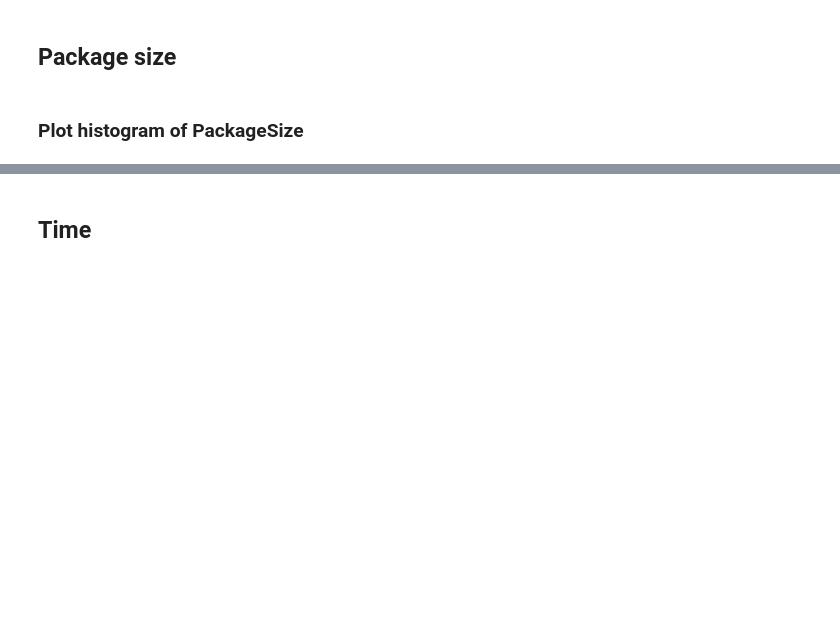
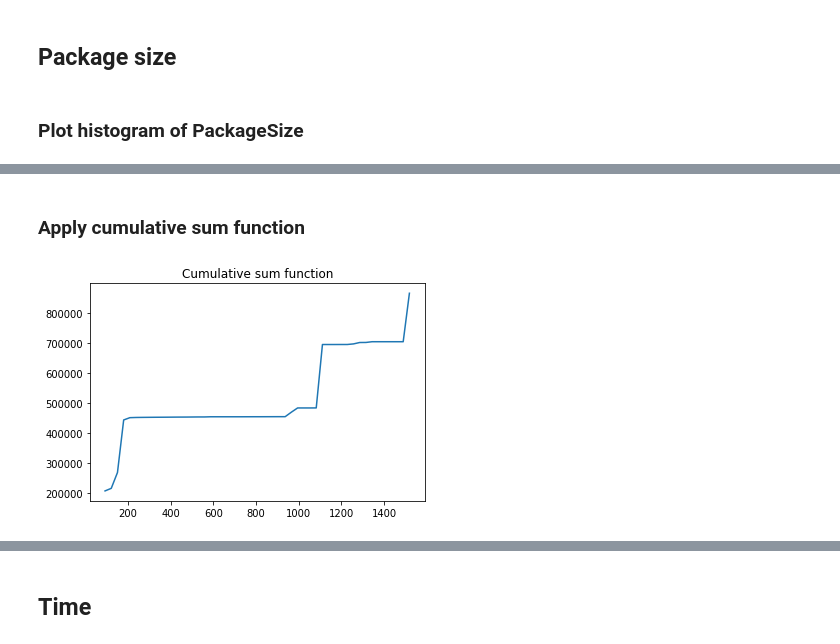
Before and after one commit to caioeverest/mscc, a Jupyter notebook: MSCC1.ipynb, the cells around one changed output, grey strips where cells are left out. Drawn from its saved outputs; the diff is of its cells as text; code cells hidden in the pictures; blank space fills up the shorter version.

```diff
--- a/MSCC1.ipynb
+++ b/MSCC1.ipynb
@@ -44,0 +58,14 @@ hist = df['PackageSize'].hist(bins = int(df_mediam))
+# %% [markdown]
+### Apply cumulative sum function
+# %%
+ps_dx = ps_hx[1] - ps_hy[0]
+ps_cumsum = np.cumsum(ps_hx)*ps_dx
+
+plt.plot(ps_hy[1:], ps_cumsum)
+
+plt.title('Cumulative sum function')
+
+plt.show()
+plt.close()
+# %% [output]
+[figure, added]
```
Also changed, not shown: parts of 26 cells of this notebook, 2 other files.
